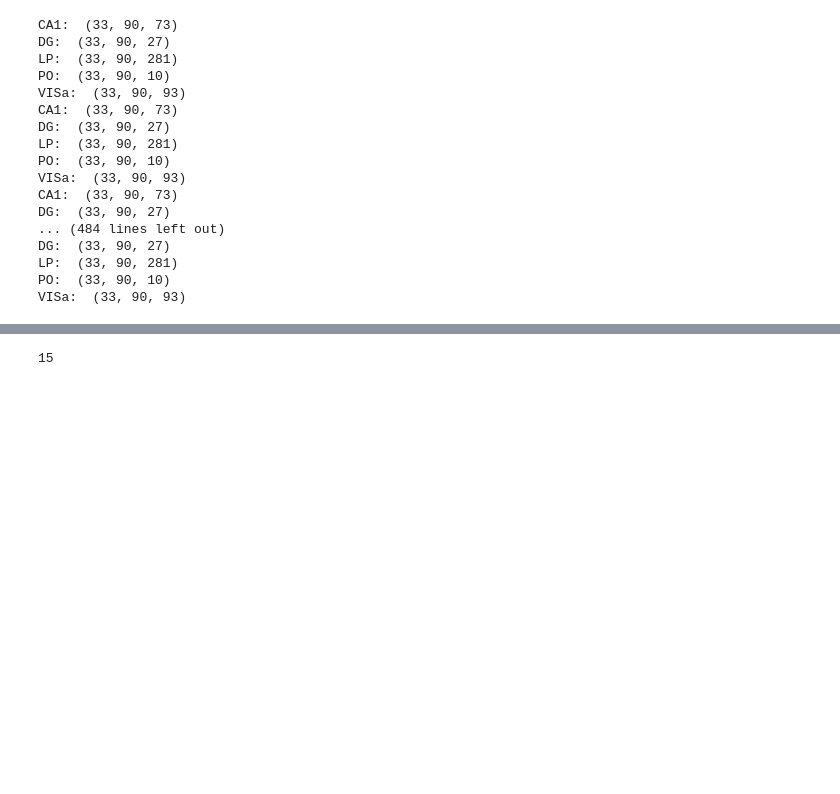
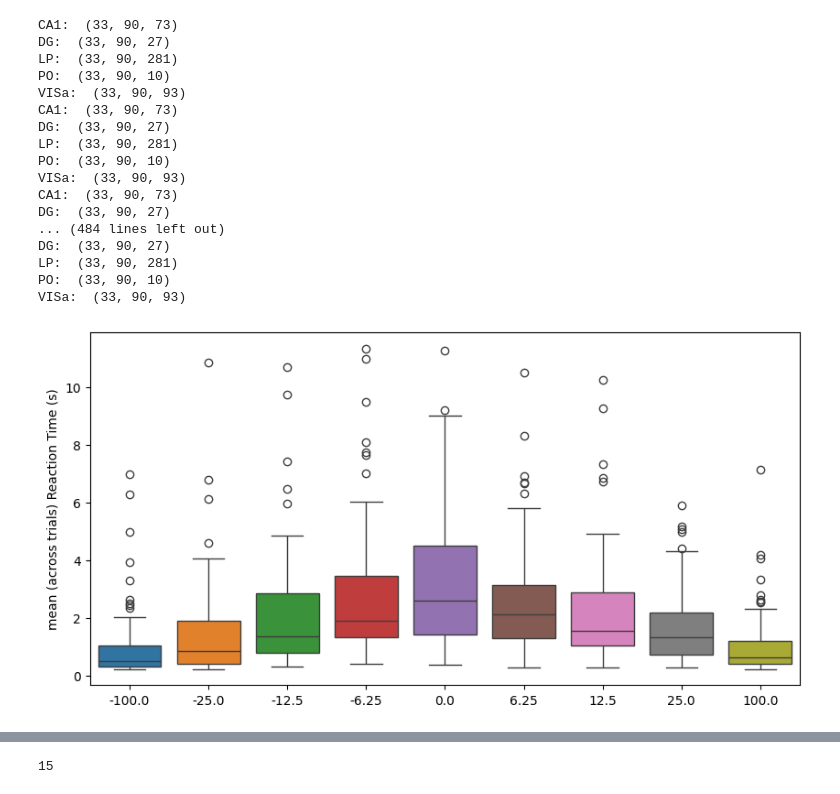
Before and after one commit to brunaafl/ShapeMetrics, a Jupyter notebook: ibl_analyses/notebooks/generate_folds.ipynb, the cells around one changed output, grey strips where cells are left out. Saved outputs shown, nothing was run; the diff lists cells and outputs as text; code cells hidden in the pictures; blank space fills up the shorter version.

```diff
--- a/ibl_analyses/notebooks/generate_folds.ipynb
+++ b/ibl_analyses/notebooks/generate_folds.ipynb
@@ -169,7 +169,7 @@ Time taken for dump:  0.2685372829437256
 ### Bins as conditions True
 # %%
 params = {
-    'file': '../data_andrew/', #'../../../Data/',
+    'file': '../data_new/', #'../../../Data/',
     'tag': '2022_Q2_IBL_et_al_RepeatedSite',
     'probe': 'probe00',
     'sessions': [0,5,6],
@@ -178,8 +178,8 @@ params = {
     'seeds':{'train':0,'test':1,'validation':2},
     'n_neurons': None, # all neurons
     'n_trials': None, # all trials
-    'pre_time':0,  # 0
-    'post_time':0.4,  # 0.4
+    'pre_time':0.2,  # 0
+    'post_time':0.2,  # 0.4
     'n_bins': 10,
     'align_to': 'response',
     'train_trial_prop':.9,
@@ -190,9 +190,8 @@ params = {
     'mode':'local' ## Local or remote. Remote if testing
     }
 
-subj = 31
 dataloader = loader.IBLDataLoader(
-         params,eids=[setup.all_eids[subj]]
+         params,eids=setup.all_eids
 )
 
 # [2, 3, 4, 5, 7, 8, 10, 19, 23, 24, 25, 29, 30, 31, 37, 42, 43]
@@ -253,6 +275,22 @@ DG:  (33, 90, 27)
 LP:  (33, 90, 281)
 PO:  (33, 90, 10)
 VISa:  (33, 90, 93)
+# %%
+reaction_times = dataloader.get_reaction_times()
+# %%
+# Average reaction time per mice
+med_rt = np.array([np.nanmedian(rt, axis=0) for rt in reaction_times])
+avg_rt = np.array([np.nanmean(rt, axis=0) for rt in reaction_times])
+std_rt = np.array([np.nanstd(rt, axis=0) for rt in reaction_times])
+contrast = [-100.  ,  -25.  ,  -12.5 ,   -6.25,    0.  ,    6.25,   12.5 ,  25.  ,  100.  ]
+import seaborn as sns
+fig, ax = plt.subplots(figsize=(10, 5))
+sns.boxplot(data=avg_rt, ax=ax)
+ax.set_xticklabels(contrast)
+ax.set_ylabel('mean (across trials) Reaction Time (s)')
+plt.show()
+# %% [output]
+[figure, added]
 # %%
 def filter_region(ys, cs, r, regions, n_trials, min_neurons=40, min_trials=20):
     ys_aux = []
```
Also changed, not shown: parts of 10 cells of this notebook, 2 other files.
